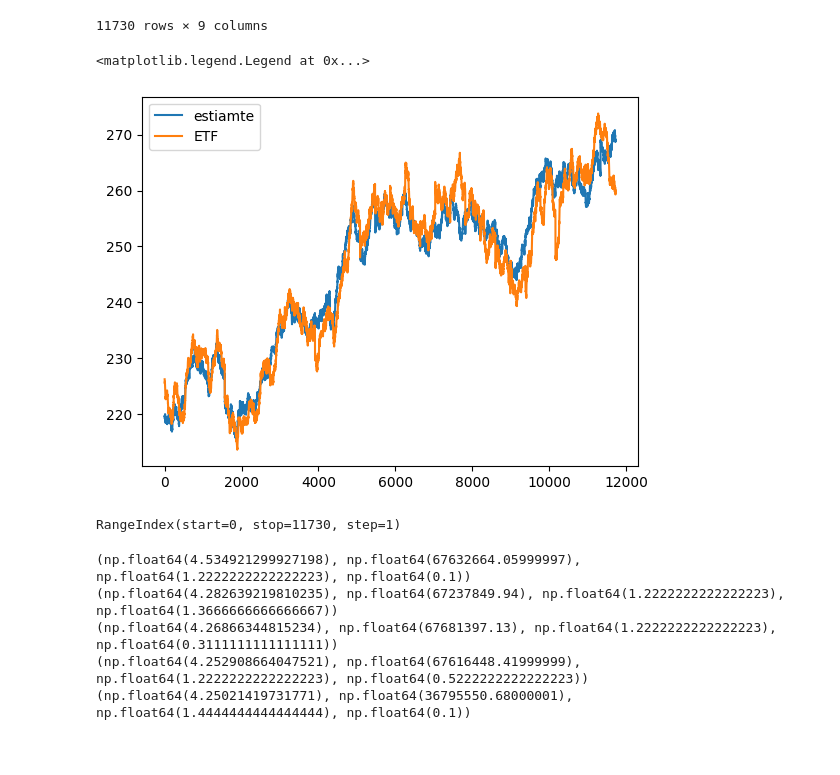
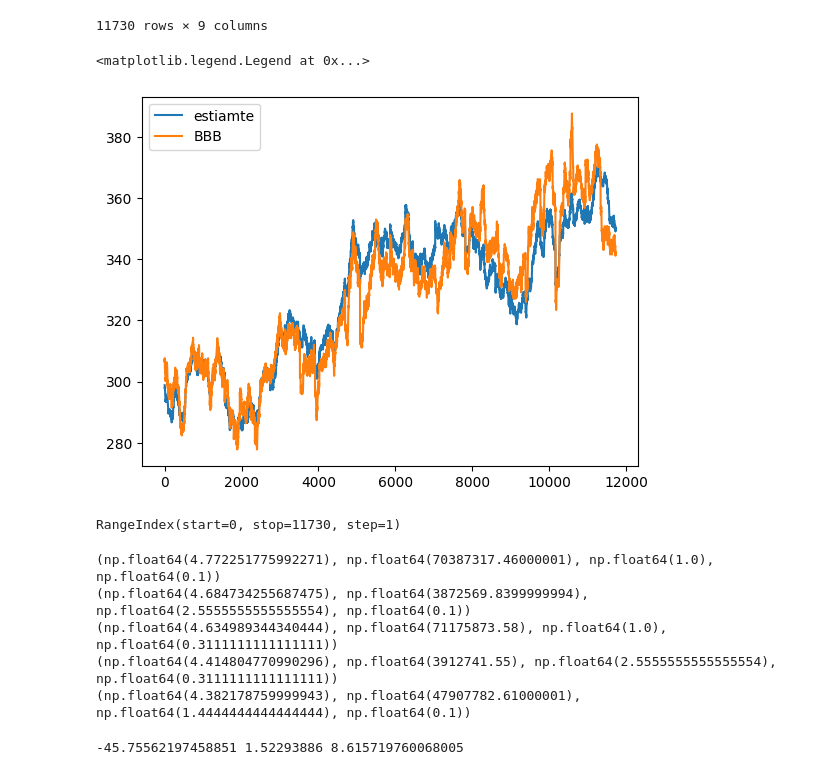
Before and after one commit to RubenAnneBonny/CitadelQuantInvitational, a Jupyter notebook: Data Analys/Backtest_findcoef.ipynb, the cells around one changed output. Saved outputs shown, nothing was run; the diff lists cells and outputs as text; code cells hidden in the pictures.

```diff
--- a/Data Analys/Backtest_findcoef.ipynb
+++ b/Data Analys/Backtest_findcoef.ipynb
@@ -30,21 +30,21 @@ train_data
 | 11729 | 390 | 30 | 390 | 119.88 | 243.83 | 342.41 | 274.11 | 179.63 | 260.00 |
 11730 rows × 9 columns
 # %%
-intercept,coef=-0.878753,0.508236
-sd=5.7
+intercept,coef=-45.75562197458851,1.52293886
+sd=8.615719760068005
 
-secutiry1="BBB"
-secutiry2="DDD"
+secutiry1="ETF"
+secutiry2="BBB"
 
 y_fit=train_data[secutiry1]*coef+intercept
 plt.plot(y_fit, label="estiamte")
 plt.plot(train_data[secutiry2],label=secutiry2)
 #plt.plot(test_data["IND"],label=["IND"])
 
 plt.legend()
 # %% [output]
 <matplotlib.legend.Legend at 0x...>
-[figure, old version]
+[figure, new version]
 # %%
 train_data.index
 # %% [output]
@@ -109,15 +109,12 @@ all.sort(reverse=True)
 for i in range(5):
     print(all[i])
 # %% [output]
-(np.float64(4.534921299927198), np.float64(67632664.05999997), np.float64(1.2222222222222223), np.float64(0.1))
-(np.float64(4.282639219810235), np.float64(67237849.94), np.float64(1.2222222222222223), np.float64(1.3666666666666667))
-(np.float64(4.26866344815234), np.float64(67681397.13), np.float64(1.2222222222222223), np.float64(0.3111111111111111))
-(np.float64(4.252908664047521), np.float64(67616448.41999999), np.float64(1.2222222222222223), np.float64(0.5222222222222223))
-(np.float64(4.25021419731771), np.float64(36795550.68000001), np.float64(1.4444444444444444), np.float64(0.1))
+(np.float64(4.772251775992271), np.float64(70387317.46000001), np.float64(1.0), np.float64(0.1))
+(np.float64(4.684734255687475), np.float64(3872569.8399999994), np.float64(2.5555555555555554), np.float64(0.1))
+(np.float64(4.634989344340444), np.float64(71175873.58), np.float64(1.0), np.float64(0.3111111111111111))
+(np.float64(4.414804770990296), np.float64(3912741.55), np.float64(2.5555555555555554), np.float64(0.3111111111111111))
+(np.float64(4.382178759999943), np.float64(47907782.61000001), np.float64(1.4444444444444444), np.float64(0.1))
 # %%
-all.append((sharpe,total,buy_in,back))
-
-all.sort(reverse=True)
-
-for i in range(5):
-    print(all[i])
+print(intercept,coef,sd)
+# %% [output]
+-45.75562197458851 1.52293886 8.615719760068005
```
